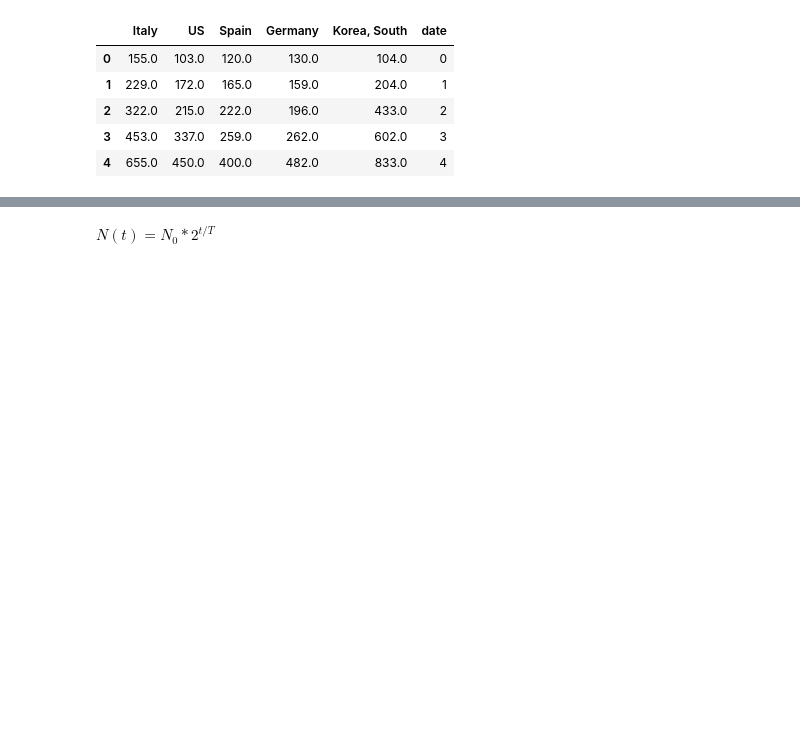
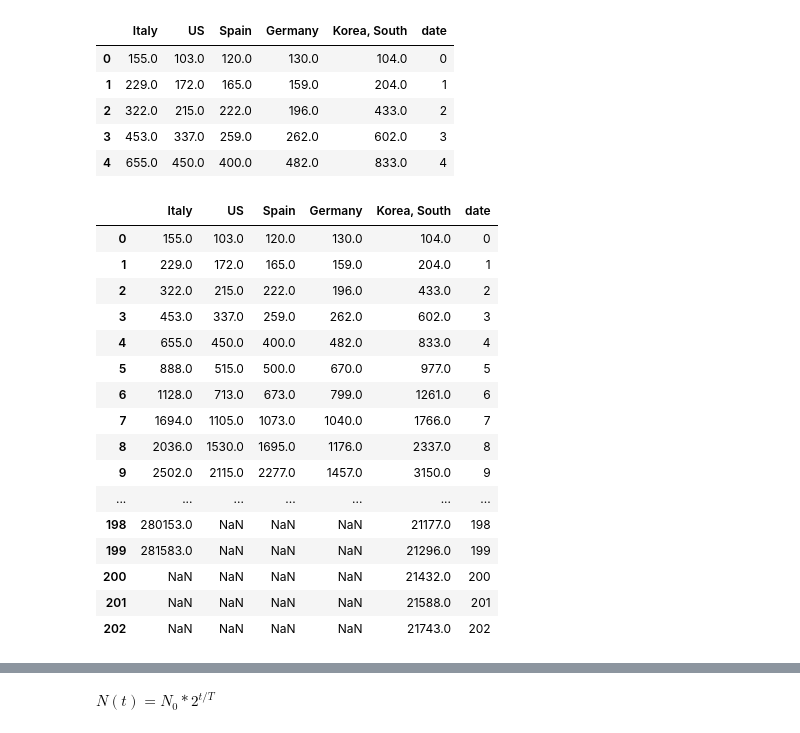
Before and after one commit to raisulzaeem/ads_covid-19, a Jupyter notebook: notebooks/Modeling_spread.ipynb, the cells around one changed output, grey strips where cells are left out. Cells and saved outputs as stored; diff of their text form; code cells hidden in the pictures; blank space fills up the shorter version.

```diff
--- a/notebooks/Modeling_spread.ipynb
+++ b/notebooks/Modeling_spread.ipynb
@@ -97,3 +97,23 @@ pd_sync_timelines.head()
 | 2 | 322.0 | 215.0 | 222.0 | 196.0 | 433.0 | 2 |
 | 3 | 453.0 | 337.0 | 259.0 | 262.0 | 602.0 | 3 |
 | 4 | 655.0 | 450.0 | 400.0 | 482.0 | 833.0 | 4 |
+# %%
+pd_sync_timelines
+# %% [output]
+|  | Italy | US | Spain | Germany | Korea, South | date |
+| 0 | 155.0 | 103.0 | 120.0 | 130.0 | 104.0 | 0 |
+| 1 | 229.0 | 172.0 | 165.0 | 159.0 | 204.0 | 1 |
+| 2 | 322.0 | 215.0 | 222.0 | 196.0 | 433.0 | 2 |
+| 3 | 453.0 | 337.0 | 259.0 | 262.0 | 602.0 | 3 |
+| 4 | 655.0 | 450.0 | 400.0 | 482.0 | 833.0 | 4 |
+| 5 | 888.0 | 515.0 | 500.0 | 670.0 | 977.0 | 5 |
+| 6 | 1128.0 | 713.0 | 673.0 | 799.0 | 1261.0 | 6 |
+| 7 | 1694.0 | 1105.0 | 1073.0 | 1040.0 | 1766.0 | 7 |
+| 8 | 2036.0 | 1530.0 | 1695.0 | 1176.0 | 2337.0 | 8 |
+| 9 | 2502.0 | 2115.0 | 2277.0 | 1457.0 | 3150.0 | 9 |
+| ... | ... | ... | ... | ... | ... | ... |
+| 198 | 280153.0 | NaN | NaN | NaN | 21177.0 | 198 |
+| 199 | 281583.0 | NaN | NaN | NaN | 21296.0 | 199 |
+| 200 | NaN | NaN | NaN | NaN | 21432.0 | 200 |
+| 201 | NaN | NaN | NaN | NaN | 21588.0 | 201 |
+| 202 | NaN | NaN | NaN | NaN | 21743.0 | 202 |
```
Also changed, not shown: parts of 1 cell of this notebook, 6 other files.
